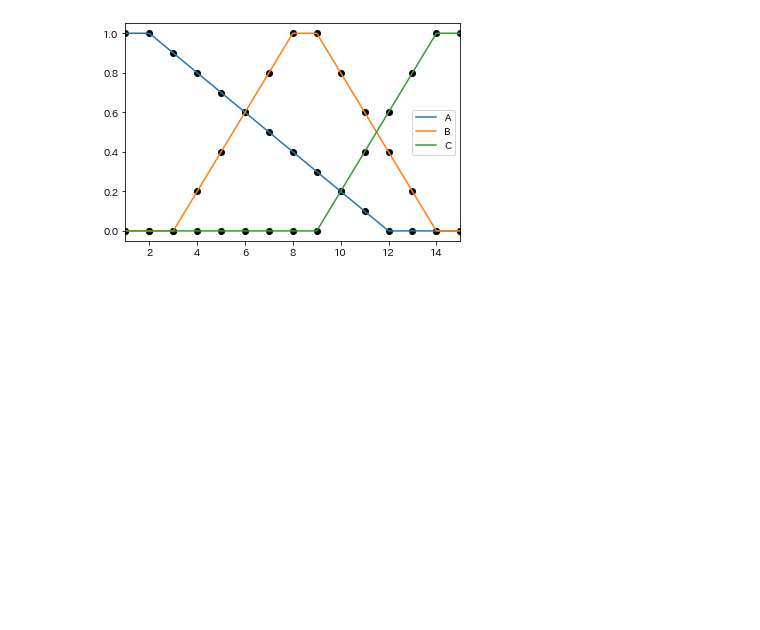
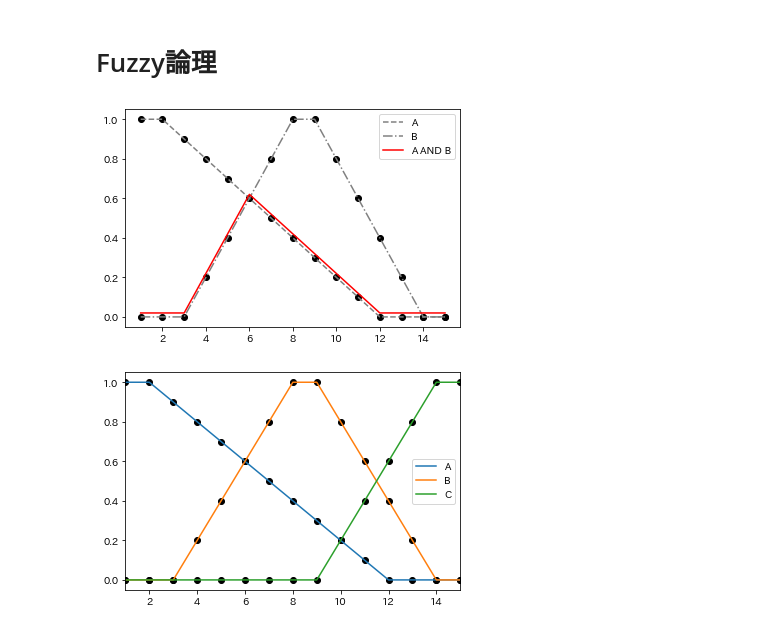
Before and after one commit to chama0623/MachineLearning, a Jupyter notebook: Fuzzy/FuzzyLogic.ipynb, the cells around one changed output. Drawn from its saved outputs; the diff is of its cells as text; code cells hidden in the pictures; blank space fills up the shorter version.

Commit message:
add fuzzy-logic

```diff
--- a/Fuzzy/FuzzyLogic.ipynb
+++ b/Fuzzy/FuzzyLogic.ipynb
@@ -3,0 +5,2 @@ import matplotlib.pyplot as plt
+# %% [markdown]
+# Fuzzy論理
@@ -4,2 +49,20 @@ import matplotlib.pyplot as plt
+# %%
+# Fuzzy集合を定義
+A=np.array([1,1,.9,0.8,0.7,0.6,0.5,0.4,0.3,0.2,0.1,0,0,0,0])
+B=np.array([0,0,0,0.2,0.4,0.6,0.8,1.0,1.0,0.8,0.6,0.4,0.2,0,0])
+C=np.array([0,0,0,0,0,0,0,0,0,0.2,0.4,0.6,0.8,1.0,1.0])
+
+fuzzy_A = Fuzzy("A",A)
+fuzzy_B = Fuzzy("B",B)
+fuzzy_C = Fuzzy("B",B)
+
+plt.figure(facecolor="white")
+plot(fuzzy_A,"dashed")
+plot(fuzzy_B,"dashdot")
+plot((fuzzy_A*fuzzy_B)+0.02,"A AND B","solid","red",False)
+plt.legend()
+plt.show()
+# %% [output]
+[figure, added]
 # %%
 xscale = np.linspace(1,15,15)
```
Also changed, not shown: parts of 3 cells of this notebook, 1 other file.
